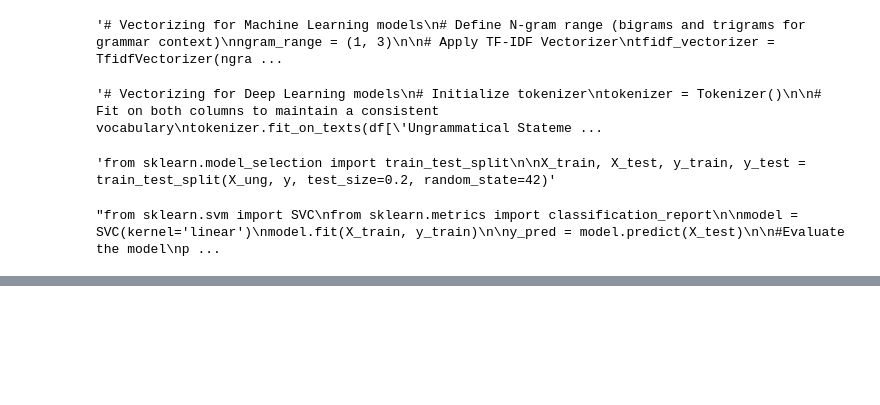
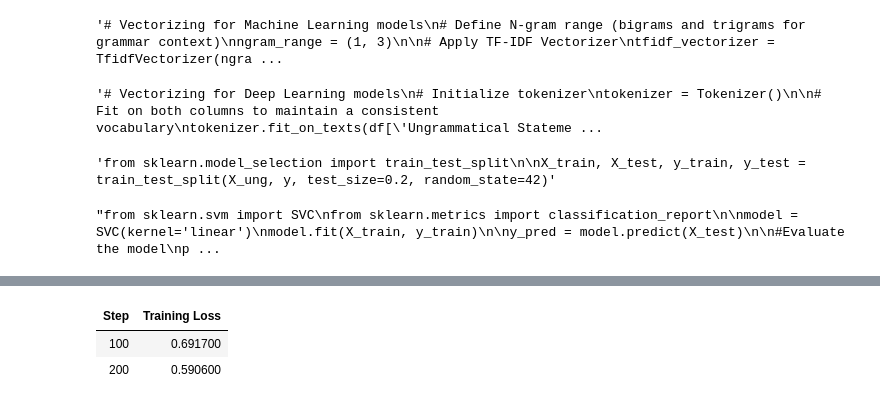
Before and after one commit to Mariam-Elbishbeashy/Grammar-Autocorrection-NLP, a Jupyter notebook: Grammar_Autocorrection_df1.ipynb, the cells around one changed output, grey strips where cells are left out. Drawn from its saved outputs; the diff is of its cells as text; code cells hidden in the pictures; blank space fills up the shorter version.

Commit message:
Naive Bayes and DistilBERT models implemented

```diff
--- a/Grammar_Autocorrection_df1.ipynb
+++ b/Grammar_Autocorrection_df1.ipynb
@@ -327,3 +317,6 @@ df.head()
 | 2 | verb tense errors | she have completed her homework | she has completed her homework | 32 | 31 | ... |
 | 3 | verb tense errors | he don't know the answer | he doesn't know the answer | 25 | 27 | ... |
 | 4 | verb tense errors | the sun rise in the east | the sun rises in the east | 25 | 26 | ... |
+# %%
+df['POS_seq_U'] = df['POS_Ungrammatical'].apply(lambda sent: " ".join(tag for _, tag in sent))
+df['POS_seq_S'] = df['POS_Standard'].   apply(lambda sent: " ".join(tag for _, tag in sent))
@@ -329,0 +489,83 @@ df.head()
+# %%
+# Cell: Faster DistilBERT 10-Fold + fp16 + local saves
+
+from transformers import (
+    AutoTokenizer,
+    AutoModelForSequenceClassification,
+    Trainer,
+    TrainingArguments
+)
+# 1) Prep texts & labels
+n = len(df)
+texts  = np.concatenate([df['Ungrammatical Statement'], df['Standard English']])
+labels = np.array([0]*n + [1]*n)
+
+# 2) Lighter tokenizer & model
+tokenizer = AutoTokenizer.from_pretrained('distilbert-base-uncased')
+def tokenize_batch(batch):
+    return tokenizer(batch['text'],
+                     padding='max_length',
+                     truncation=True,
+                     max_length=64)  # cut seq length in half
+
+# 3) 10-fold CV setup
+kf = StratifiedKFold(n_splits=10, shuffle=True, random_state=42)
+all_metrics = {'accuracy':[], 'precision':[], 'recall':[], 'f1':[]}
+
+for fold, (train_idx, val_idx) in enumerate(kf.split(texts, labels), 1):
+    print(f"\n▶ Fold {fold}")
+    train_df = pd.DataFrame({'text': texts[train_idx], 'label': labels[train_idx]})
+    val_df   = pd.DataFrame({'text': texts[val_idx],   'label': labels[val_idx]})
+
+    ds_train = datasets.Dataset.from_pandas(train_df) \
+                           .map(tokenize_batch, batched=True)
+    ds_val   = datasets.Dataset.from_pandas(val_df) \
+                           .map(tokenize_batch, batched=True)
+
+    model = AutoModelForSequenceClassification.from_pretrained(
+        'distilbert-base-uncased', num_labels=2
+    )
+    args = TrainingArguments(
+        output_dir=f'./bert_fold_{fold}',
+        per_device_train_batch_size=16,   # bigger batch if memory allows
+        per_device_eval_batch_size=32,
+        num_train_epochs=1,               # keep it low
+        logging_steps=100,
+        save_steps=500,
+        save_total_limit=1,
+        report_to=["none"],               # no wandb
+        fp16=True                         # mixed-precision
+    )
+
+    trainer = Trainer(
+        model=model,
+        args=args,
+        train_dataset=ds_train,
+        eval_dataset=ds_val,
+        tokenizer=tokenizer,
+        compute_metrics=lambda p: {
+            'accuracy':  accuracy_score(p.label_ids, p.predictions.argmax(-1)),
+            'precision': precision_score(p.label_ids, p.predictions.argmax(-1)),
+            'recall':    recall_score(p.label_ids,    p.predictions.argmax(-1)),
+            'f1':        f1_score(p.label_ids,        p.predictions.argmax(-1))
+        }
+    )
+
+    trainer.train()
+
+    # save this fold’s model & tokenizer
+    trainer.save_model(f'./saved_models/fold_{fold}')
+    tokenizer.save_pretrained(f'./saved_models/fold_{fold}')
+
+    metrics = trainer.evaluate()
+    all_metrics['accuracy'].append(metrics['eval_accuracy'])
+    all_metrics['precision'].append(metrics['eval_precision'])
+    all_metrics['recall'].append(metrics['eval_recall'])
+    all_metrics['f1'].append(metrics['eval_f1'])
+
+# 4) Report final results
+print("\n=== DistilBERT 10-Fold Results ===")
+import numpy as _np
+for m, vals in all_metrics.items():
+    print(f"{m}: {_np.mean(vals):.4f} ± {_np.std(vals):.4f}")
+# %% [output]
@@ -329,0 +578,3 @@ df.head()
+| Step | Training Loss |
+| 100 | 0.691700 |
+| 200 | 0.590600 |
```
Also changed, not shown: parts of 8 cells of this notebook.
